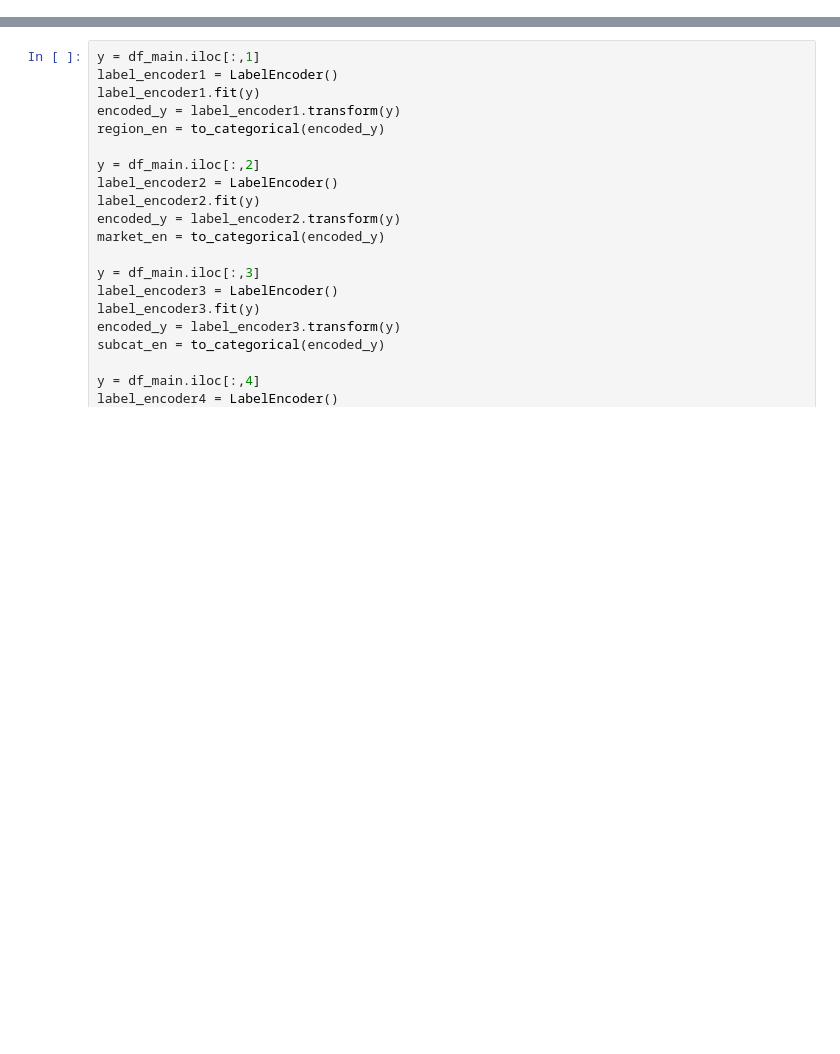
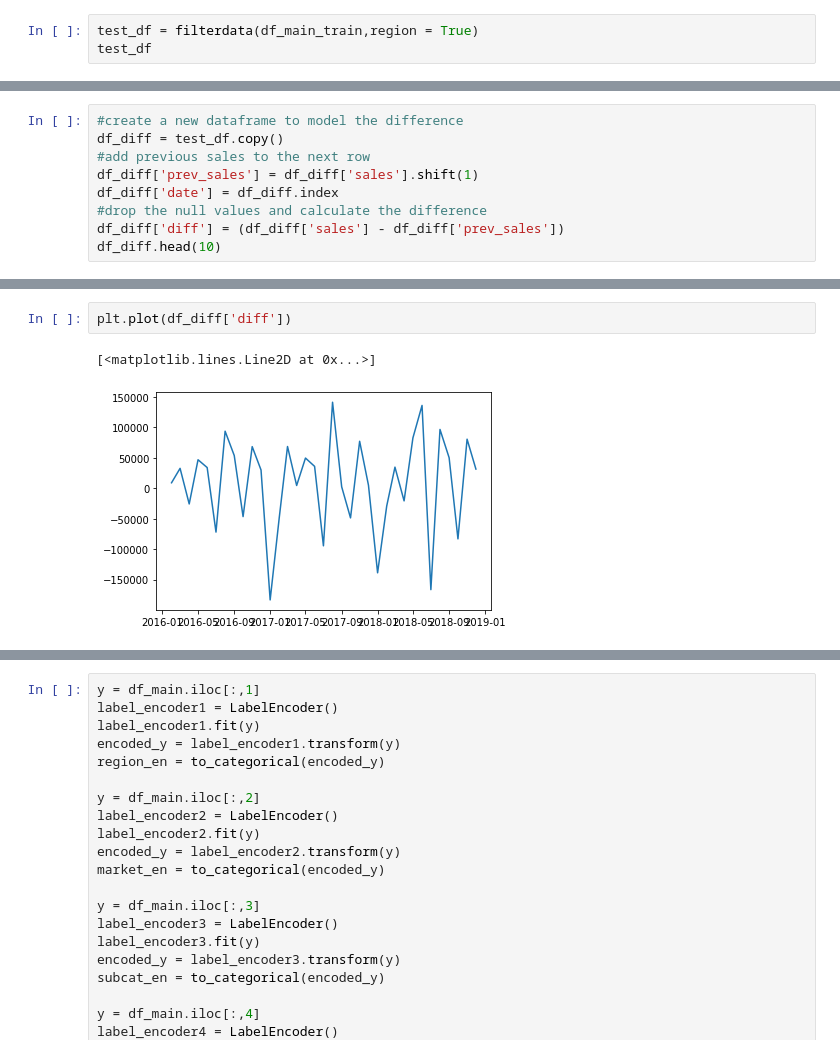
Before and after one commit to jauntydl/PJT3-MITHDH, a Jupyter notebook: Untitled.ipynb, the cells around one changed output, grey strips where cells are left out. Saved outputs shown, nothing was run; the diff lists cells and outputs as text; blank space fills up the shorter version.

```diff
--- a/Untitled.ipynb
+++ b/Untitled.ipynb
@@ -102,0 +74,3 @@ memory usage: 3.0+ MB
+# %%
+test_df = filterdata(df_main_train,region = True)
+test_df
@@ -102,0 +92,9 @@ memory usage: 3.0+ MB
+# %%
+#create a new dataframe to model the difference
+df_diff = test_df.copy()
+#add previous sales to the next row
+df_diff['prev_sales'] = df_diff['sales'].shift(1)
+df_diff['date'] = df_diff.index
+#drop the null values and calculate the difference
+df_diff['diff'] = (df_diff['sales'] - df_diff['prev_sales'])
+df_diff.head(10)
@@ -102,0 +114,5 @@ memory usage: 3.0+ MB
+# %%
+plt.plot(df_diff['diff'])
+# %% [output]
+[<matplotlib.lines.Line2D at 0x...>]
+[figure, added]
```
Also changed, not shown: parts of 26 cells of this notebook.
